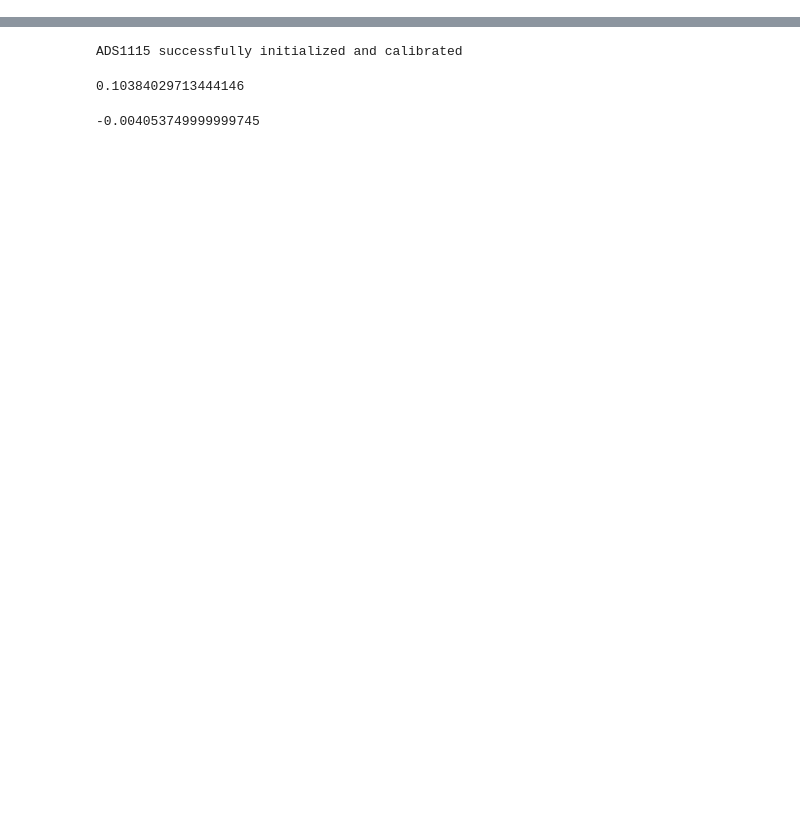
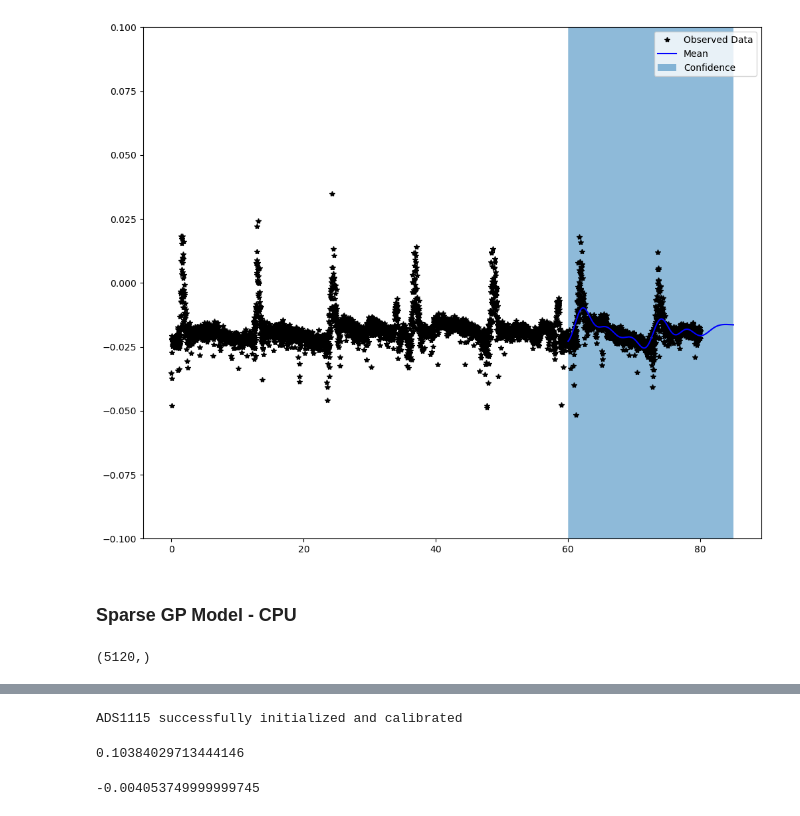
Before and after one commit to twilkening/ae8803, a Jupyter notebook: Final_Project/0_playground.ipynb, the cells around one changed output, grey strips where cells are left out. Drawn from its saved outputs; the diff is of its cells as text; code cells hidden in the pictures; blank space fills up the shorter version.

```diff
--- a/Final_Project/0_playground.ipynb
+++ b/Final_Project/0_playground.ipynb
@@ -17,0 +46,17 @@ import time
+# %%
+class ExactGPModel(gpytorch.models.ExactGP):
+    def __init__(self, train_x, train_y, likelihood):
+        super(ExactGPModel, self).__init__(train_x, train_y, likelihood)
+        self.mean_module = gpytorch.means.ConstantMean()
+        self.covar_module = gpytorch.kernels.ScaleKernel(
+            gpytorch.kernels.RBFKernel()
+        )
+
+    def forward(self, x):
+        mean_x = self.mean_module(x)
+        covar_x = self.covar_module(x)
+        return gpytorch.distributions.MultivariateNormal(mean_x, covar_x)
+# %%
+# initialize likelihood and model
+likelihood = gpytorch.likelihoods.GaussianLikelihood()
+model = ExactGPModel(train_x, train_y, likelihood)
@@ -17,0 +112,35 @@ import time
+# %%
+# Get into evaluation (predictive posterior) mode
+model.eval()
+likelihood.eval()
+
+new_end = round(data[-1,0]) + 5
+# Make predictions by feeding model through likelihood
+with torch.no_grad(), gpytorch.settings.fast_pred_var():
+    test_x = torch.linspace(start=60,end=new_end,steps=20*25)
+    observed_pred = model.likelihood(model(test_x))
+# %%
+# Plotting Results!
+with torch.no_grad():
+    # Initialize plot
+    f, ax = plt.subplots(1, 1, figsize=(12, 10))
+
+    # Get upper and lower confidence bounds
+    lower, upper = observed_pred.confidence_region()
+    # Plot training data as black stars
+    ax.plot(train_x.numpy(), train_y.numpy(), 'k*')
+    # Plot predictive means as blue line
+    ax.plot(test_x.numpy(), observed_pred.mean.numpy(), 'b')
+    # Shade between the lower and upper confidence bounds
+    ax.fill_between(test_x.numpy(), lower.numpy(), upper.numpy(), alpha=0.5)
+    ax.set_ylim([-0.1, 0.1])
+    ax.legend(['Observed Data', 'Mean', 'Confidence'])
+    # ax.set_xlim([1990, 2000])
+# %% [output]
+[figure, added]
+# %% [markdown]
+### Sparse GP Model - CPU
+# %%
+train_x.numpy().shape
+# %% [output]
+(5120,)
```
Also changed, not shown: parts of 21 cells of this notebook.
